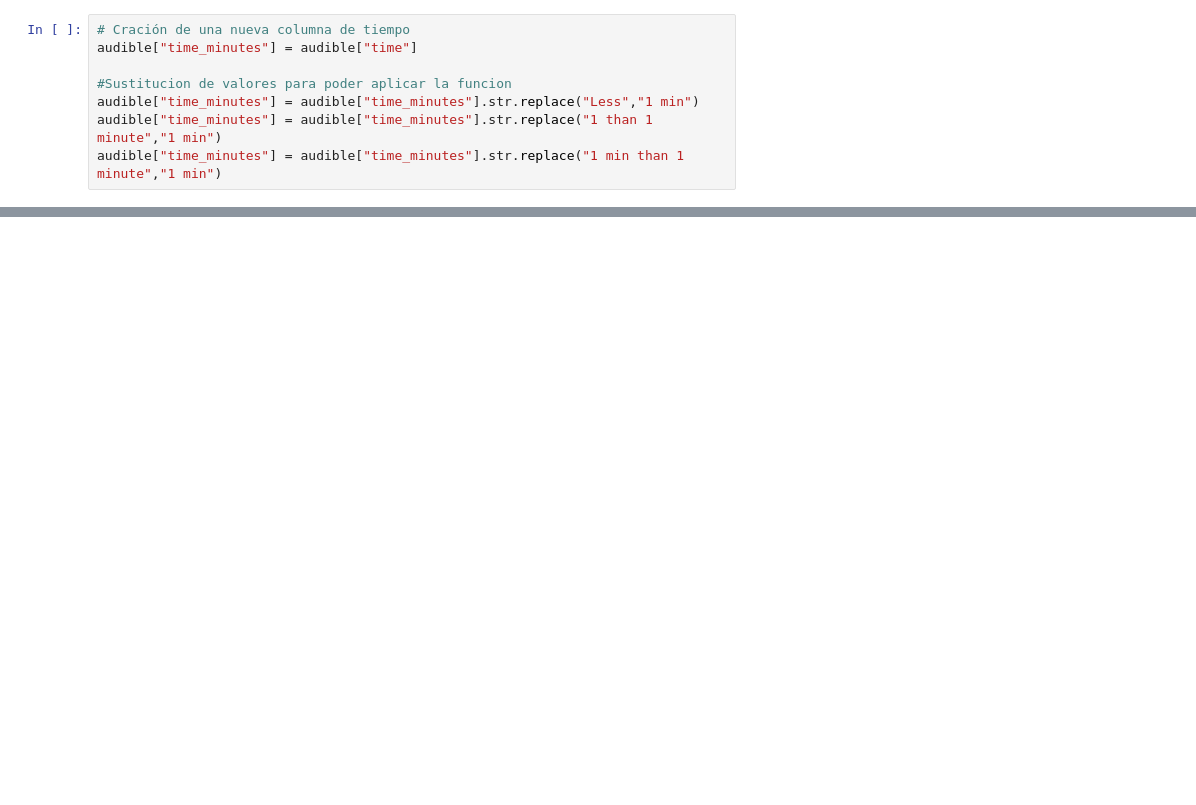
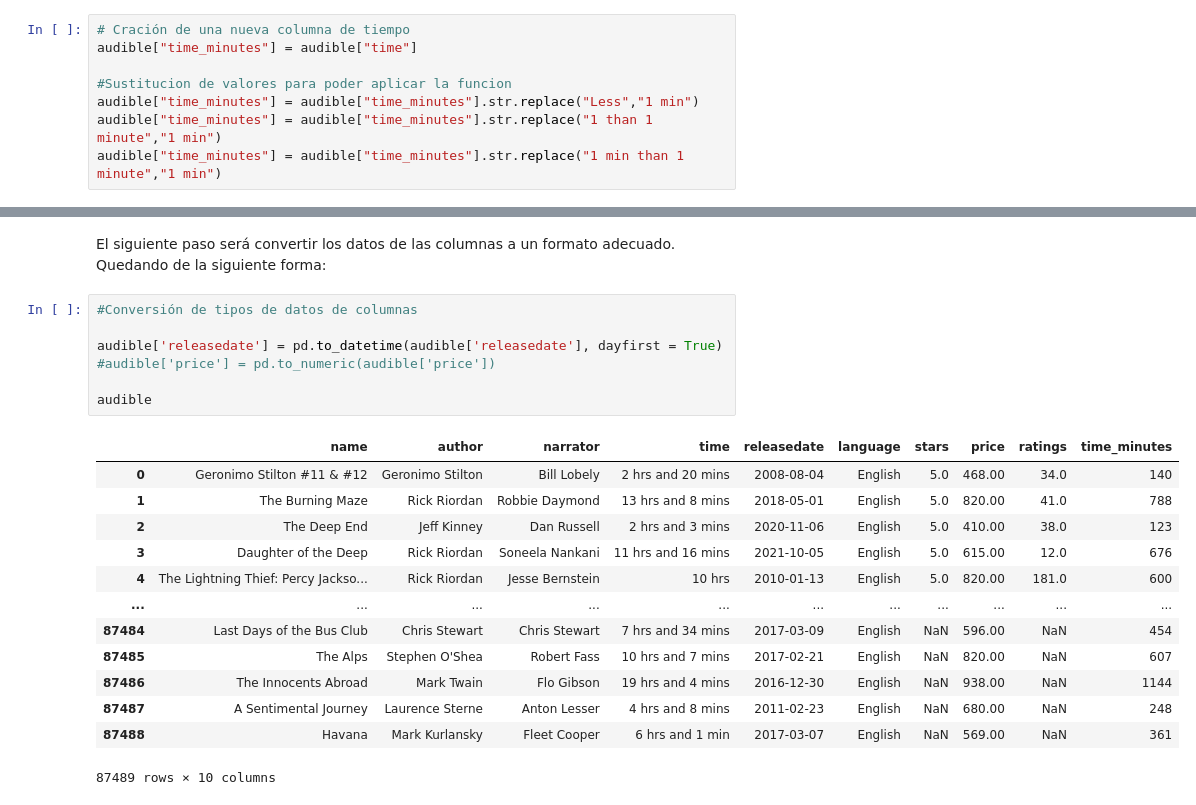
Before and after one commit to DanielDataAnalyst/Data-Analyst-Portfolio, a Jupyter notebook: Proyecto Limpieza de datos (dataset Audible)/Proyecto.ipynb, the cells around one changed output, grey strips where cells are left out. Drawn from its saved outputs; the diff is of its cells as text; blank space fills up the shorter version.

```diff
--- a/Proyecto Limpieza de datos (dataset Audible)/Proyecto.ipynb
+++ b/Proyecto Limpieza de datos (dataset Audible)/Proyecto.ipynb
@@ -190,0 +190,23 @@ Warning: total number of rows (87489) exceeds max_rows (20000). Limiting to firs
+# %% [markdown]
+El siguiente paso será convertir los datos de las columnas a un formato adecuado. Quedando de la siguiente forma:
+# %%
+#Conversión de tipos de datos de columnas
+
+audible['releasedate'] = pd.to_datetime(audible['releasedate'], dayfirst = True)
+#audible['price'] = pd.to_numeric(audible['price'])
+
+audible
+# %% [output]
+|  | name | author | narrator | time | releasedate | language | stars | price | ratings | time_minutes |
+| 0 | Geronimo Stilton #11 & #12 | Geronimo Stilton | Bill Lobely | 2 hrs and 20 mins | 2008-08-04 | English | 5.0 | 468.00 | 34.0 | 140 |
+| 1 | The Burning Maze | Rick Riordan | Robbie Daymond | 13 hrs and 8 mins | 2018-05-01 | English | 5.0 | 820.00 | 41.0 | 788 |
+| 2 | The Deep End | Jeff Kinney | Dan Russell | 2 hrs and 3 mins | 2020-11-06 | English | 5.0 | 410.00 | 38.0 | 123 |
+| 3 | Daughter of the Deep | Rick Riordan | Soneela Nankani | 11 hrs and 16 mins | 2021-10-05 | English | 5.0 | 615.00 | 12.0 | 676 |
+| 4 | The Lightning Thief: Percy Jackso... | Rick Riordan | Jesse Bernstein | 10 hrs | 2010-01-13 | English | 5.0 | 820.00 | 181.0 | 600 |
+| ... | ... | ... | ... | ... | ... | ... | ... | ... | ... | ... |
+| 87484 | Last Days of the Bus Club | Chris Stewart | Chris Stewart | 7 hrs and 34 mins | 2017-03-09 | English | NaN | 596.00 | NaN | 454 |
+| 87485 | The Alps | Stephen O'Shea | Robert Fass | 10 hrs and 7 mins | 2017-02-21 | English | NaN | 820.00 | NaN | 607 |
+| 87486 | The Innocents Abroad | Mark Twain | Flo Gibson | 19 hrs and 4 mins | 2016-12-30 | English | NaN | 938.00 | NaN | 1144 |
+| 87487 | A Sentimental Journey | Laurence Sterne | Anton Lesser | 4 hrs and 8 mins | 2011-02-23 | English | NaN | 680.00 | NaN | 248 |
+| 87488 | Havana | Mark Kurlansky | Fleet Cooper | 6 hrs and 1 min | 2017-03-07 | English | NaN | 569.00 | NaN | 361 |
+87489 rows × 10 columns
```
Also changed, not shown: parts of 3 cells of this notebook.
